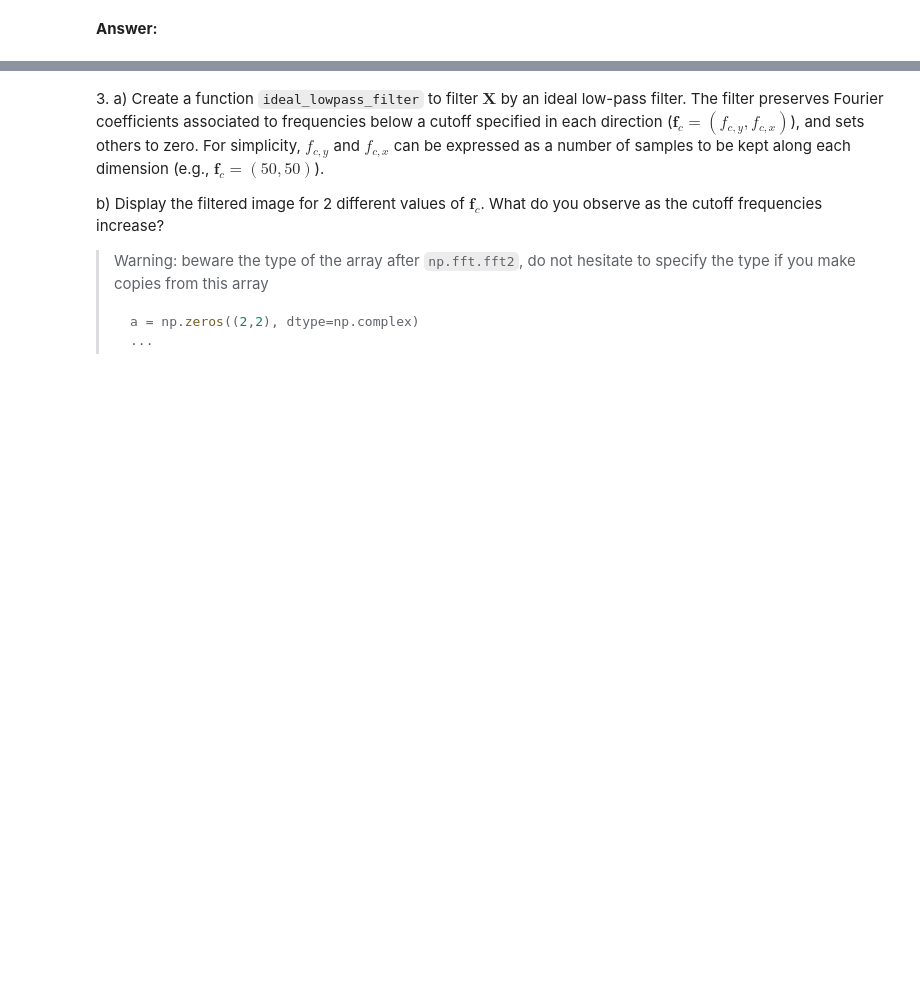
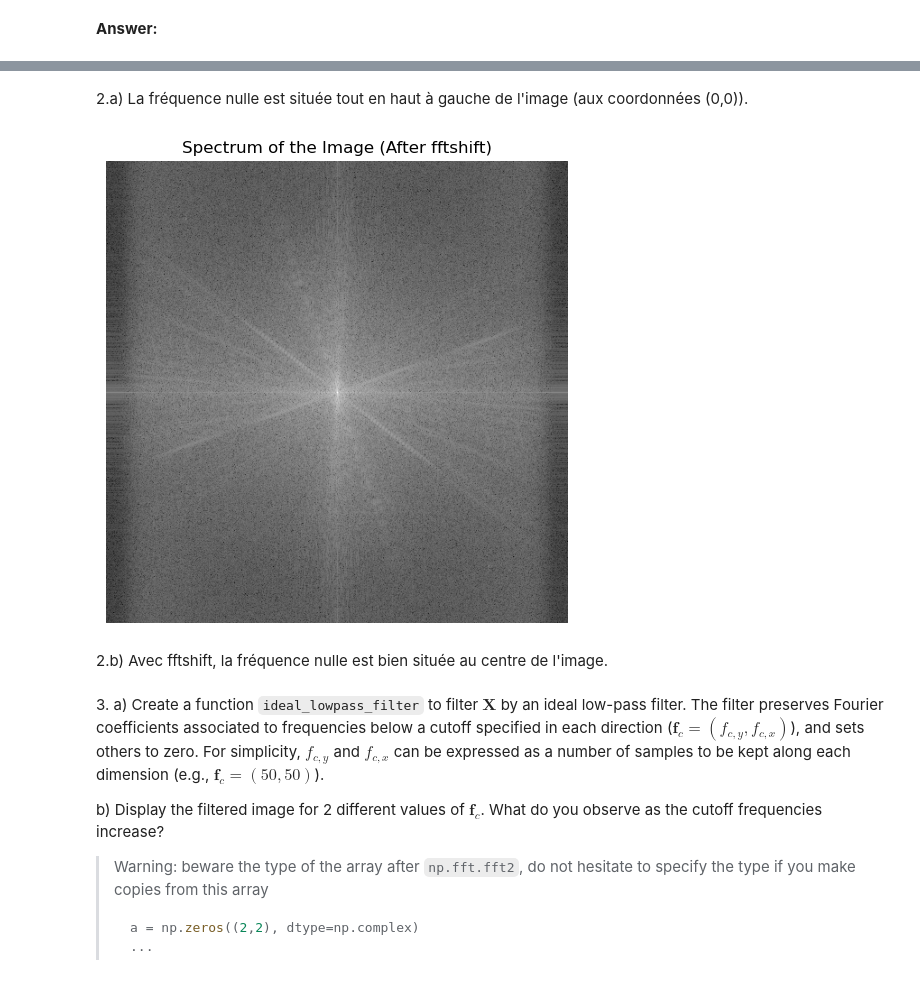
Before and after one commit to Ptiroro/python_sdia, a Jupyter notebook: Labs/Lab3/lab3.ipynb, the cells around one changed output, grey strips where cells are left out. Cells and saved outputs as stored; diff of their text form; code cells hidden in the pictures; blank space fills up the shorter version.

```diff
--- a/Labs/Lab3/lab3.ipynb
+++ b/Labs/Lab3/lab3.ipynb
@@ -208,3 +221,17 @@ b) Take a look at the documentation of `np.fft.fftshift`. Use it to ensure that
+# %% [markdown]
+2.a) La fréquence nulle est située tout en haut à gauche de l'image (aux coordonnées (0,0)).
+# %%
+F_X_shifted = np.fft.fftshift(F_X_magnitude_squared)
+
+plt.figure(figsize=(6, 6))
+plt.imshow(np.log(1 + F_X_shifted), cmap='gray')
+plt.title('Spectrum of the Image (After fftshift)')
+plt.axis('off')
+plt.show()
+# %% [output]
+[figure, added]
+# %% [markdown]
+2.b) Avec fftshift, la fréquence nulle est bien située au centre de l'image.
 # %% [markdown]
 3\.
     a) Create a function `ideal_lowpass_filter` to filter $\mathbf{X}$ by an ideal low-pass filter. The filter preserves Fourier coefficients associated to frequencies below a cutoff specified in each direction ($\mathbf{f}_c = (f_{c,y}, f_{c,x})$), and sets others to zero. For simplicity, $f_{c,y}$ and $f_{c,x}$ can be expressed as a number of samples to be kept along each dimension (e.g., $\mathbf{f}_c = (50,50)$).
```
Also changed, not shown: parts of 5 cells of this notebook.
